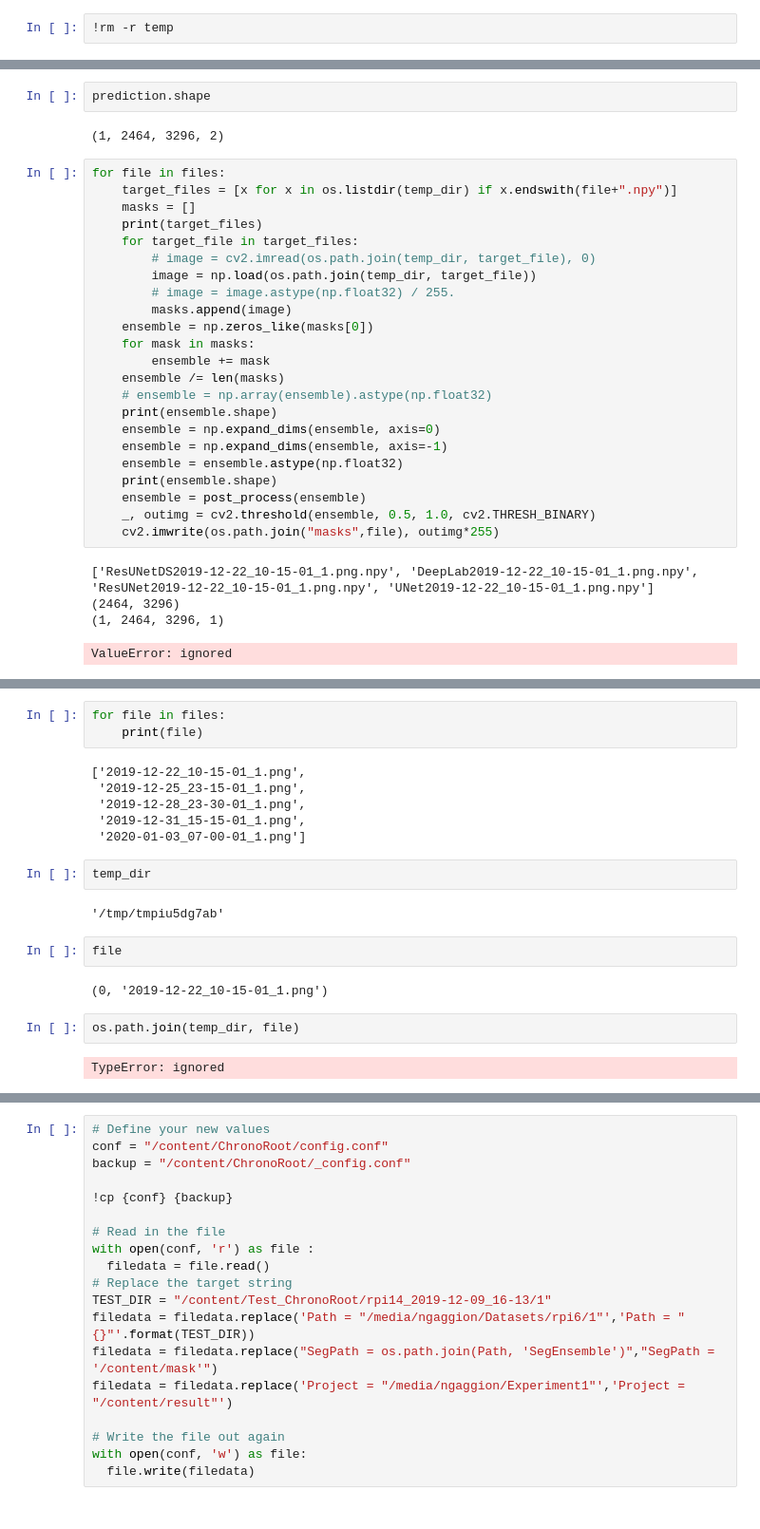
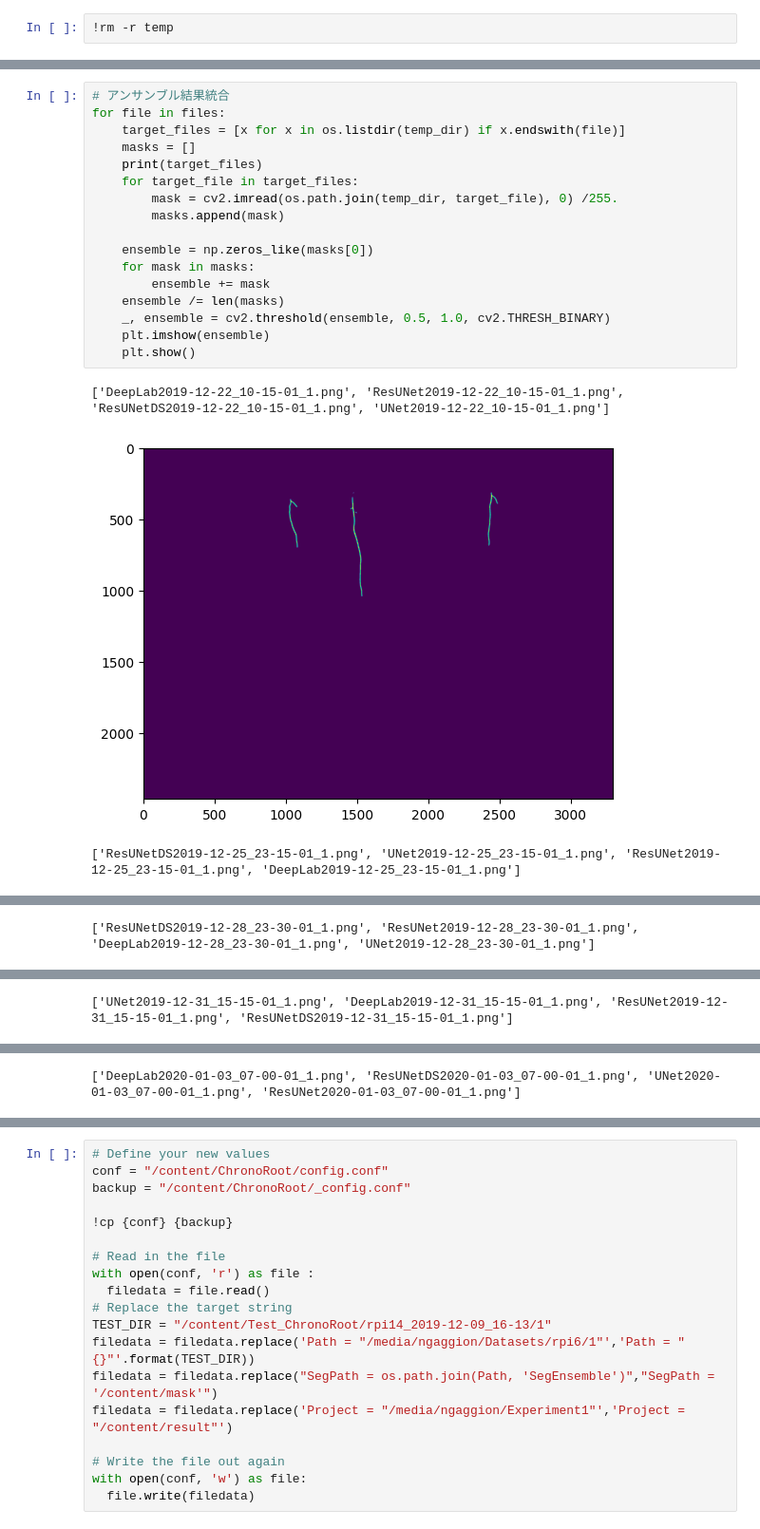
Before and after one commit to phytometrics/plant_phenotyping_python, a Jupyter notebook: notebooks/chronoroot.ipynb, the cells around one changed output, grey strips where cells are left out. Shown: that part at 95% size. Saved outputs shown, nothing was run; the diff lists cells and outputs as text.

```diff
--- a/notebooks/chronoroot.ipynb
+++ b/notebooks/chronoroot.ipynb
@@ -233,35 +258,24 @@ UNet
 2019-12-28_23-30-01_1.png
 2019-12-31_15-15-01_1.png
 2020-01-03_07-00-01_1.png
-# %%
-prediction.shape
-# %% [output]
-(1, 2464, 3296, 2)
 # %%
+# アンサンブル結果統合
 for file in files:
-    target_files = [x for x in os.listdir(temp_dir) if x.endswith(file+".npy")]
+    target_files = [x for x in os.listdir(temp_dir) if x.endswith(file)]
     masks = []
     print(target_files)
     for target_file in target_files:
-        # image = cv2.imread(os.path.join(temp_dir, target_file), 0)
-        image = np.load(os.path.join(temp_dir, target_file))
-        # image = image.astype(np.float32) / 255.
-        masks.append(image)
+        mask = cv2.imread(os.path.join(temp_dir, target_file), 0) /255.
+        masks.append(mask)
+
     ensemble = np.zeros_like(masks[0])
     for mask in masks:
         ensemble += mask
     ensemble /= len(masks)
-    # ensemble = np.array(ensemble).astype(np.float32)
-    print(ensemble.shape)
-    ensemble = np.expand_dims(ensemble, axis=0)
-    ensemble = np.expand_dims(ensemble, axis=-1)
-    ensemble = ensemble.astype(np.float32)
-    print(ensemble.shape)
-    ensemble = post_process(ensemble)
-    _, outimg = cv2.threshold(ensemble, 0.5, 1.0, cv2.THRESH_BINARY)
-    cv2.imwrite(os.path.join("masks",file), outimg*255)
+    _, ensemble = cv2.threshold(ensemble, 0.5, 1.0, cv2.THRESH_BINARY)
+    plt.imshow(ensemble)
+    plt.show()
 # %% [output]
-['ResUNetDS2019-12-22_10-15-01_1.png.npy', 'DeepLab2019-12-22_10-15-01_1.png.npy', 'ResUNet2019-12-22_10-15-01_1.png.npy', 'UNet2019-12-22_10-15-01_1.png.npy']
-(2464, 3296)
-(1, 2464, 3296, 1)
+['DeepLab2019-12-22_10-15-01_1.png', 'ResUNet2019-12-22_10-15-01_1.png', 'ResUNetDS2019-12-22_10-15-01_1.png', 'UNet2019-12-22_10-15-01_1.png']
+[figure, added]
-ValueError: ignored
+['ResUNetDS2019-12-25_23-15-01_1.png', 'UNet2019-12-25_23-15-01_1.png', 'ResUNet2019-12-25_23-15-01_1.png', 'DeepLab2019-12-25_23-15-01_1.png']
@@ -267,0 +283 @@ ValueError: ignored
+['ResUNetDS2019-12-28_23-30-01_1.png', 'ResUNet2019-12-28_23-30-01_1.png', 'DeepLab2019-12-28_23-30-01_1.png', 'UNet2019-12-28_23-30-01_1.png']
@@ -267,0 +285 @@ ValueError: ignored
+['UNet2019-12-31_15-15-01_1.png', 'DeepLab2019-12-31_15-15-01_1.png', 'ResUNet2019-12-31_15-15-01_1.png', 'ResUNetDS2019-12-31_15-15-01_1.png']
@@ -267,0 +287 @@ ValueError: ignored
+['DeepLab2020-01-03_07-00-01_1.png', 'ResUNetDS2020-01-03_07-00-01_1.png', 'UNet2020-01-03_07-00-01_1.png', 'ResUNet2020-01-03_07-00-01_1.png']
@@ -268,21 +288,0 @@ ValueError: ignored
-# %%
-for file in files:
-    print(file)
-# %% [output]
-['2019-12-22_10-15-01_1.png',
- '2019-12-25_23-15-01_1.png',
- '2019-12-28_23-30-01_1.png',
- '2019-12-31_15-15-01_1.png',
- '2020-01-03_07-00-01_1.png']
-# %%
-temp_dir
-# %% [output]
-'/tmp/tmpiu5dg7ab'
-# %%
-file
-# %% [output]
-(0, '2019-12-22_10-15-01_1.png')
-# %%
-os.path.join(temp_dir, file)
-# %% [output]
-TypeError: ignored
```
Also changed, not shown: parts of 8 cells of this notebook.
